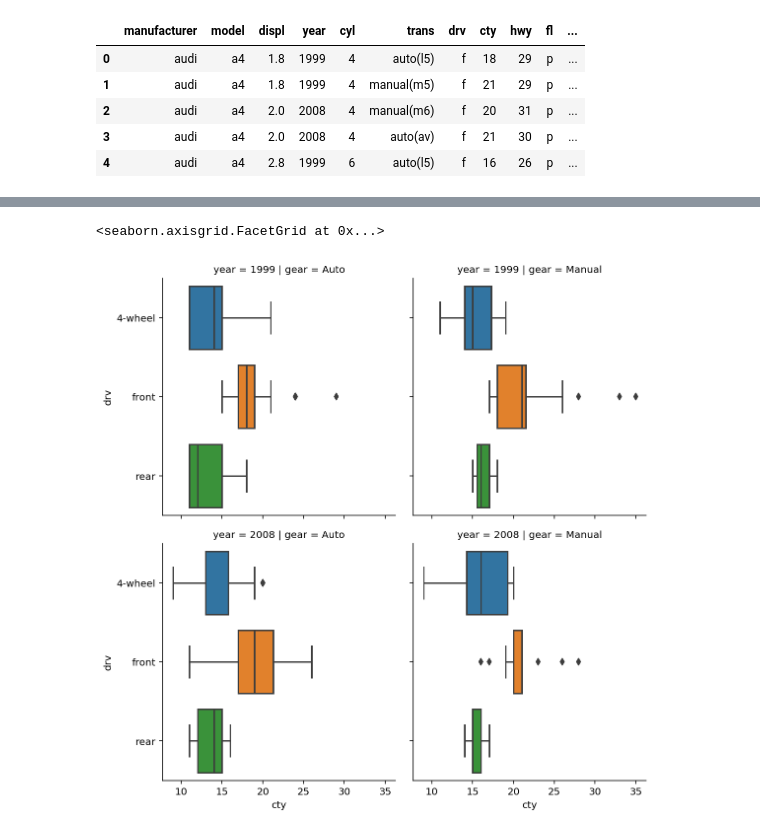
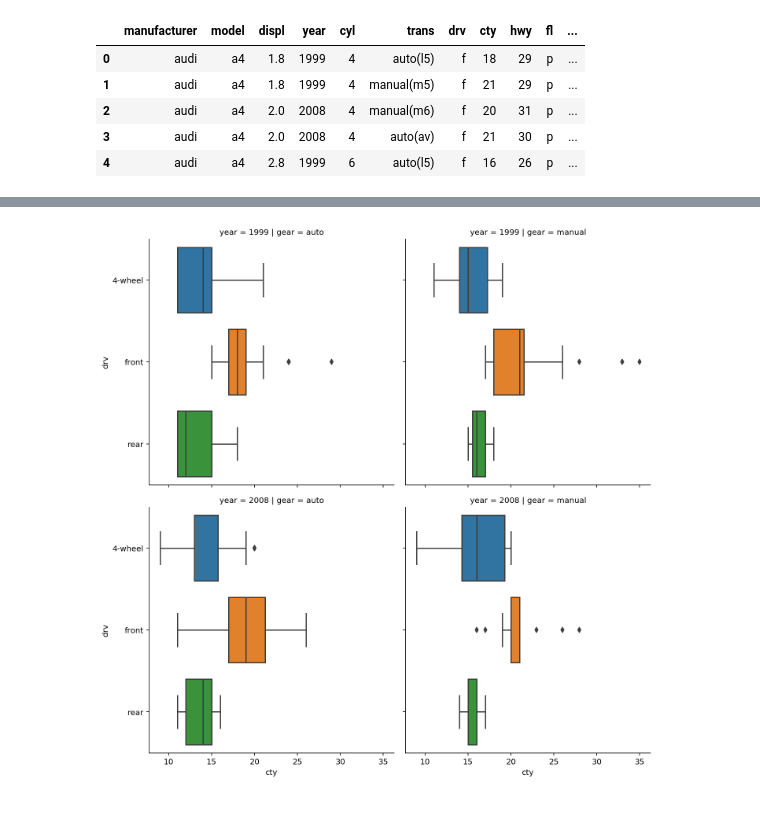
Before and after one commit to prasertcbs/seaborn, a Jupyter notebook: seaborn_boxplot.ipynb, the cells around one changed output, grey strips where cells are left out. Drawn from its saved outputs; the diff is of its cells as text; code cells hidden in the pictures.

```diff
--- a/seaborn_boxplot.ipynb
+++ b/seaborn_boxplot.ipynb
@@ -12,5 +28,6 @@ print(sns.__version__)
 # %%
-df=pd.read_csv('https://github.com/prasertcbs/tutorial/raw/master/mpg.csv')
+url='https://github.com/prasertcbs/tutorial/raw/master/mpg.csv'
+df=pd.read_csv(url)
 df.head()
 # %% [output]
 |  | manufacturer | model | displ | year | cyl | trans | drv | cty | hwy | fl | ... |
@@ -19,3 +36,7 @@ df.head()
 | 2 | audi | a4 | 2.0 | 2008 | 4 | manual(m6) | f | 20 | 31 | p | ... |
 | 3 | audi | a4 | 2.0 | 2008 | 4 | auto(av) | f | 21 | 30 | p | ... |
 | 4 | audi | a4 | 2.8 | 1999 | 6 | auto(l5) | f | 16 | 26 | p | ... |
+# %%
+df['gear']=df.trans.str[0].map({'a':'auto', 'm':'manual'}).astype("category")
+df['drv']=df.drv.map({'f':'front', 'r':'rear', '4':'4-wheel'}).astype('category')
+df.head()
@@ -47,2 +74,0 @@ sns.boxplot(y='drv', x='cty', data=df)
-# %%
-df['drv']=df['drv'].map({'f':'front', 'r':'rear', '4':'4-wheel'}).astype('category')
@@ -135,2 +149,0 @@ sns.factorplot(y='drv', x='cty', data=df,
-# %%
-df['gear']=df.trans.str[0].map({'a':'Auto', 'm':'Manual'}).astype('category')
@@ -146,8 +150,7 @@ df.head()
 # %%
-sns.factorplot(y='drv', x='cty', data=df,
+sns.catplot(y='drv', x='cty', data=df,
               kind='box',
               row='year',
-               col='gear')
+               col='gear');
 # %% [output]
-<seaborn.axisgrid.FacetGrid at 0x...>
-[figure, old version]
+[figure, new version]
```
Also changed, not shown: parts of 23 cells of this notebook, 23 other files.
